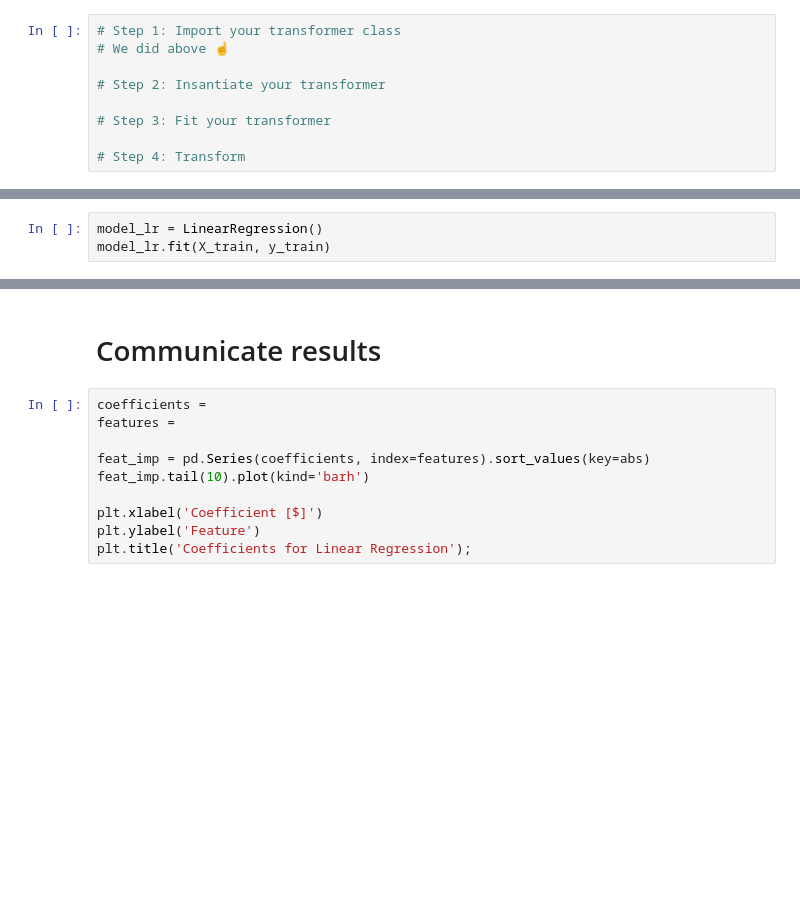
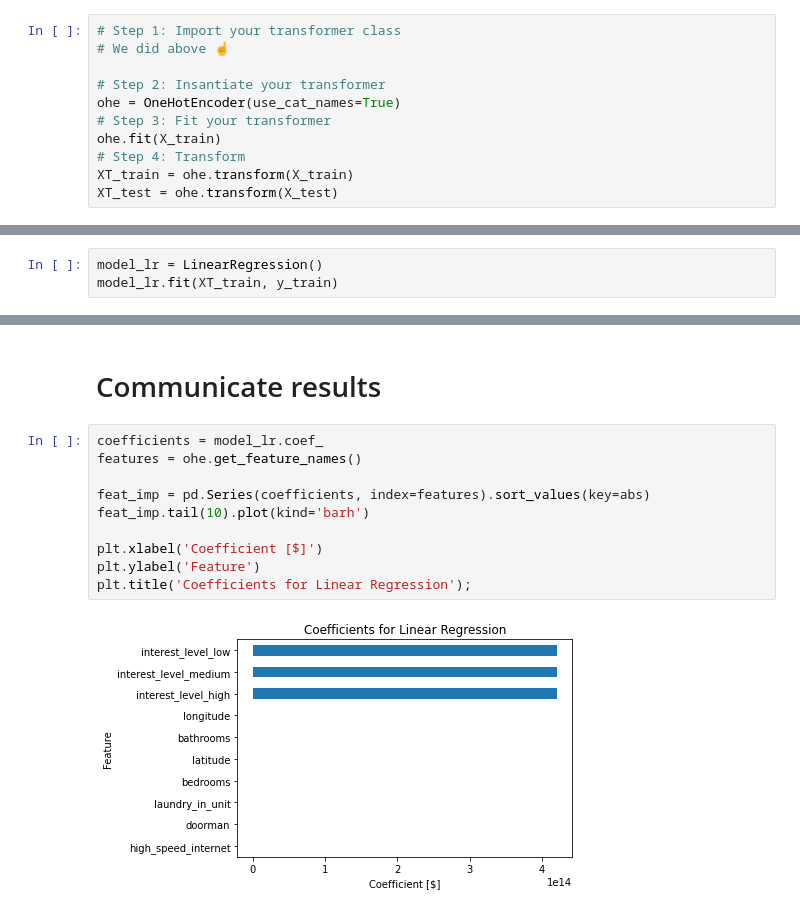
Before and after one commit to Vasanta2002/Sprint_5_linear_models, a Jupyter notebook: JDS_SHR_213_guided_project_notes.ipynb, the cells around one changed output, grey strips where cells are left out. Saved outputs shown, nothing was run; the diff lists cells and outputs as text; blank space fills up the shorter version.

```diff
--- a/JDS_SHR_213_guided_project_notes.ipynb
+++ b/JDS_SHR_213_guided_project_notes.ipynb
@@ -181,7 +181,9 @@ Baseline MAE: 1201.8811133682555
 # We did above ☝️
 
 # Step 2: Insantiate your transformer
-
+ohe = OneHotEncoder(use_cat_names=True)
 # Step 3: Fit your transformer
-
+ohe.fit(X_train)
 # Step 4: Transform
+XT_train = ohe.transform(X_train)
+XT_test = ohe.transform(X_test)
@@ -189,4 +202,4 @@ Baseline MAE: 1201.8811133682555
 **Model 1:** Regular ol' linear regression
 # %%
 model_lr = LinearRegression()
-model_lr.fit(X_train, y_train)
+model_lr.fit(XT_train, y_train)
@@ -203,13 +229,15 @@ print('Ridge test MAE:', mean_absolute_error(y_test, model_r.predict(XT_test)))
 # %% [markdown]
 # Communicate results
 # %%
-coefficients =
-features =
+coefficients = model_lr.coef_
+features = ohe.get_feature_names()
 
 feat_imp = pd.Series(coefficients, index=features).sort_values(key=abs)
 feat_imp.tail(10).plot(kind='barh')
 
 plt.xlabel('Coefficient [$]')
 plt.ylabel('Feature')
 plt.title('Coefficients for Linear Regression');
+# %% [output]
+[figure, added]
 # %%
```
Also changed, not shown: parts of 7 cells of this notebook.
